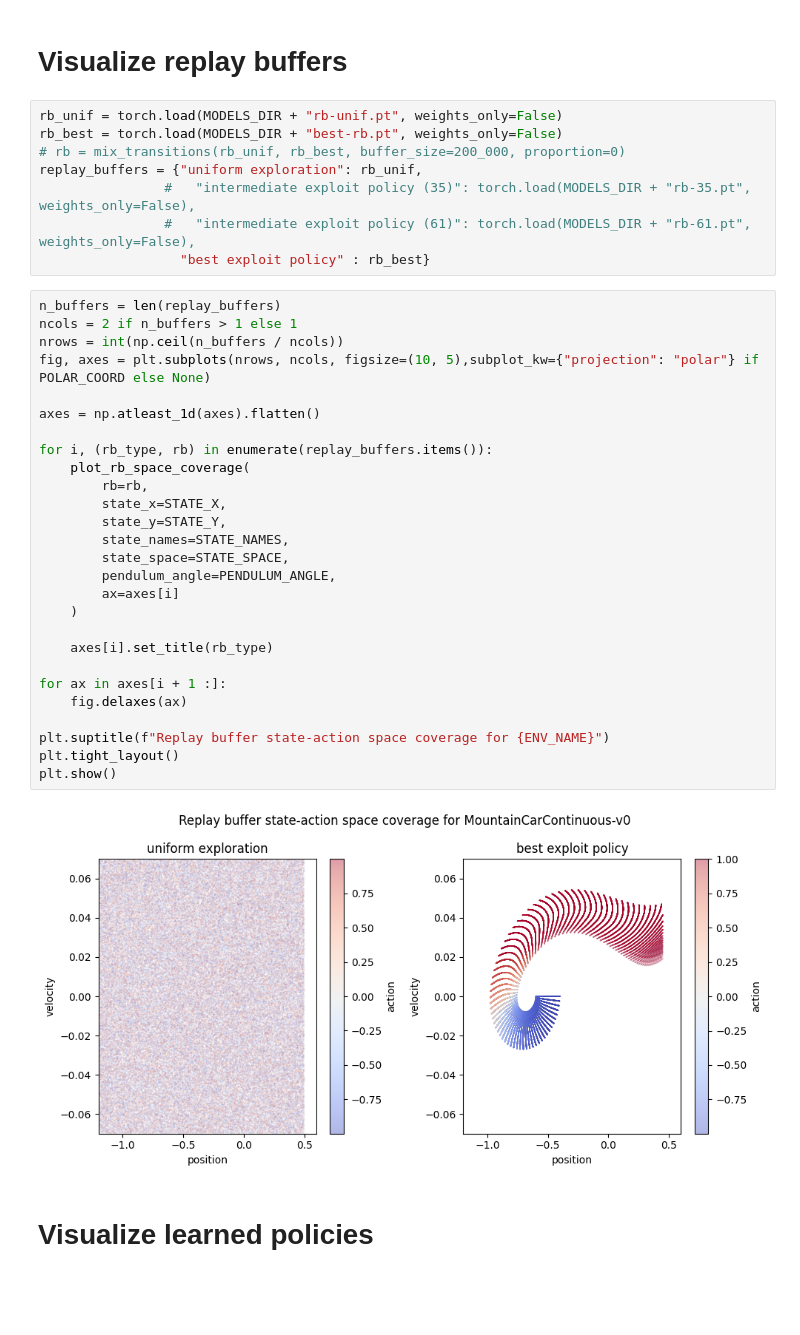
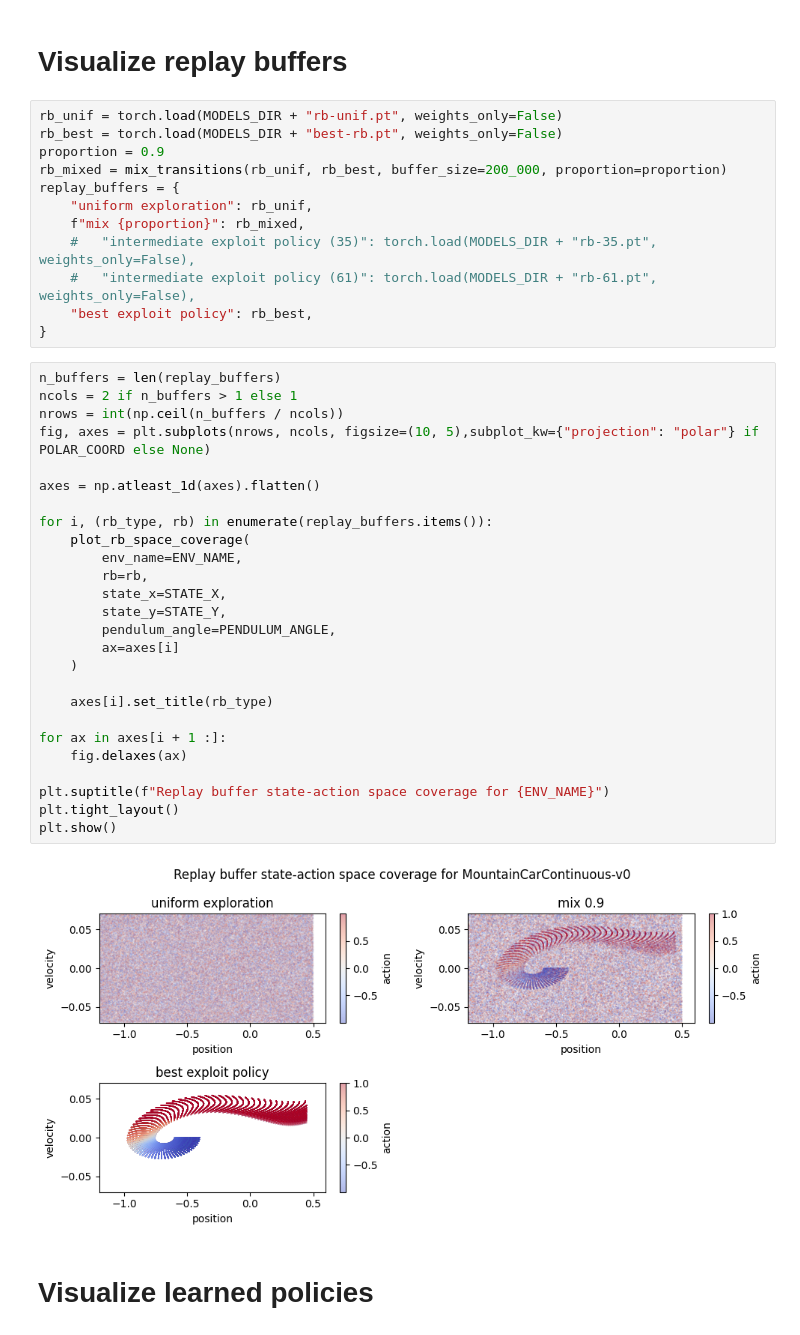
Before and after one commit to milosoundjian/projet-mind, a Jupyter notebook: experiments/notebooks/04-analyze_policies.ipynb, the cells around one changed output. Drawn from its saved outputs; the diff is of its cells as text; blank space fills up the shorter version.

```diff
--- a/experiments/notebooks/04-analyze_policies.ipynb
+++ b/experiments/notebooks/04-analyze_policies.ipynb
@@ -90,40 +84,43 @@ using cartesian coordinates
 # %%
 rb_unif = torch.load(MODELS_DIR + "rb-unif.pt", weights_only=False)
 rb_best = torch.load(MODELS_DIR + "best-rb.pt", weights_only=False)
-# rb = mix_transitions(rb_unif, rb_best, buffer_size=200_000, proportion=0)
-replay_buffers = {"uniform exploration": rb_unif,
-                #   "intermediate exploit policy (35)": torch.load(MODELS_DIR + "rb-35.pt", weights_only=False),
-                #   "intermediate exploit policy (61)": torch.load(MODELS_DIR + "rb-61.pt", weights_only=False),
-                  "best exploit policy" : rb_best}
+proportion = 0.9
+rb_mixed = mix_transitions(rb_unif, rb_best, buffer_size=200_000, proportion=proportion)
+replay_buffers = {
+    "uniform exploration": rb_unif,
+    f"mix {proportion}": rb_mixed,
+    #   "intermediate exploit policy (35)": torch.load(MODELS_DIR + "rb-35.pt", weights_only=False),
+    #   "intermediate exploit policy (61)": torch.load(MODELS_DIR + "rb-61.pt", weights_only=False),
+    "best exploit policy": rb_best,
+}
 # %%
 n_buffers = len(replay_buffers)
 ncols = 2 if n_buffers > 1 else 1
 nrows = int(np.ceil(n_buffers / ncols))
 fig, axes = plt.subplots(nrows, ncols, figsize=(10, 5),subplot_kw={"projection": "polar"} if POLAR_COORD else None)
 
 axes = np.atleast_1d(axes).flatten()
 
 for i, (rb_type, rb) in enumerate(replay_buffers.items()):
     plot_rb_space_coverage(
+        env_name=ENV_NAME,
         rb=rb,
         state_x=STATE_X,
         state_y=STATE_Y,
-        state_names=STATE_NAMES,
-        state_space=STATE_SPACE,
         pendulum_angle=PENDULUM_ANGLE,
         ax=axes[i]
     )
 
     axes[i].set_title(rb_type)
 
 for ax in axes[i + 1 :]:
     fig.delaxes(ax)
 
 plt.suptitle(f"Replay buffer state-action space coverage for {ENV_NAME}")
 plt.tight_layout()
 plt.show()
 # %% [output]
-[figure, old version]
+[figure, new version]
 # %% [markdown]
 # Visualize learned policies
 # %%
```
Also changed, not shown: parts of 3 cells of this notebook, 2 other files.
